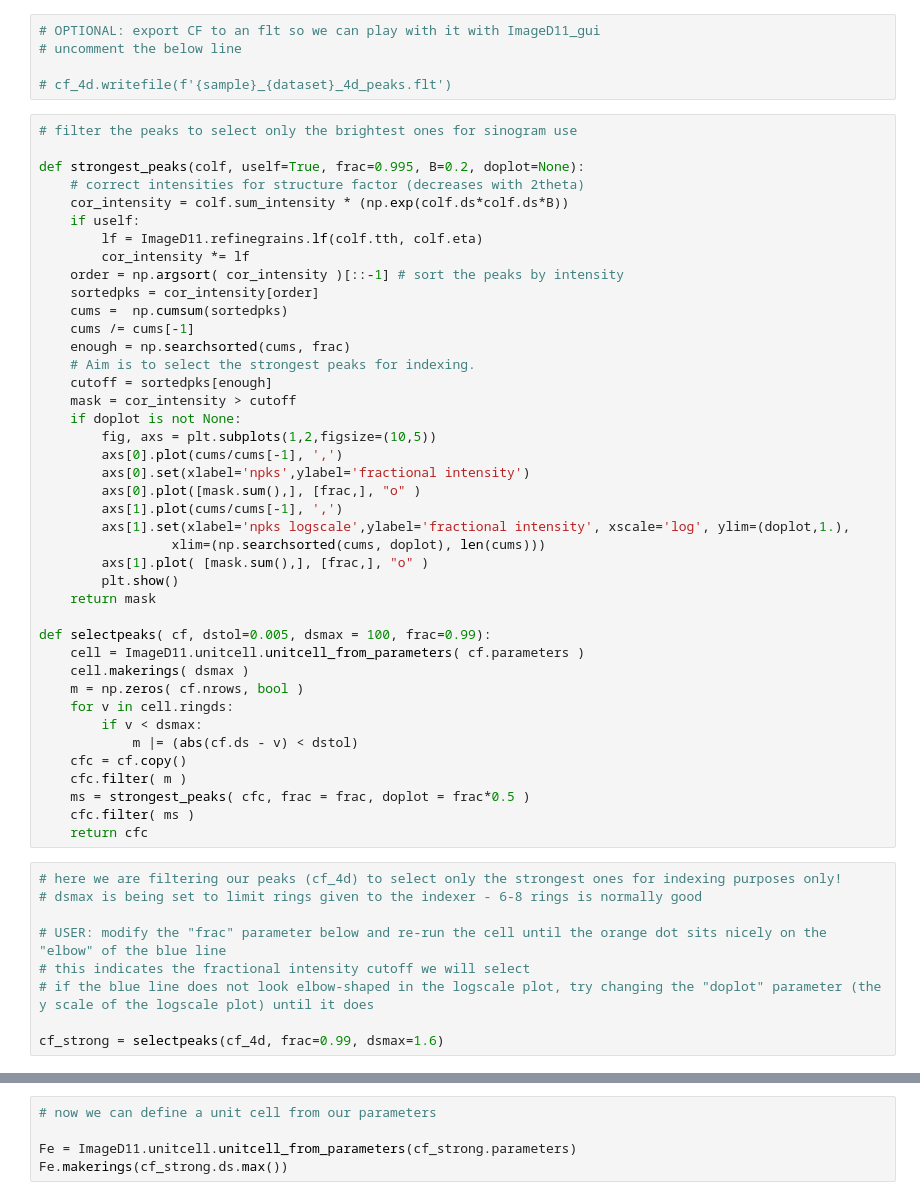
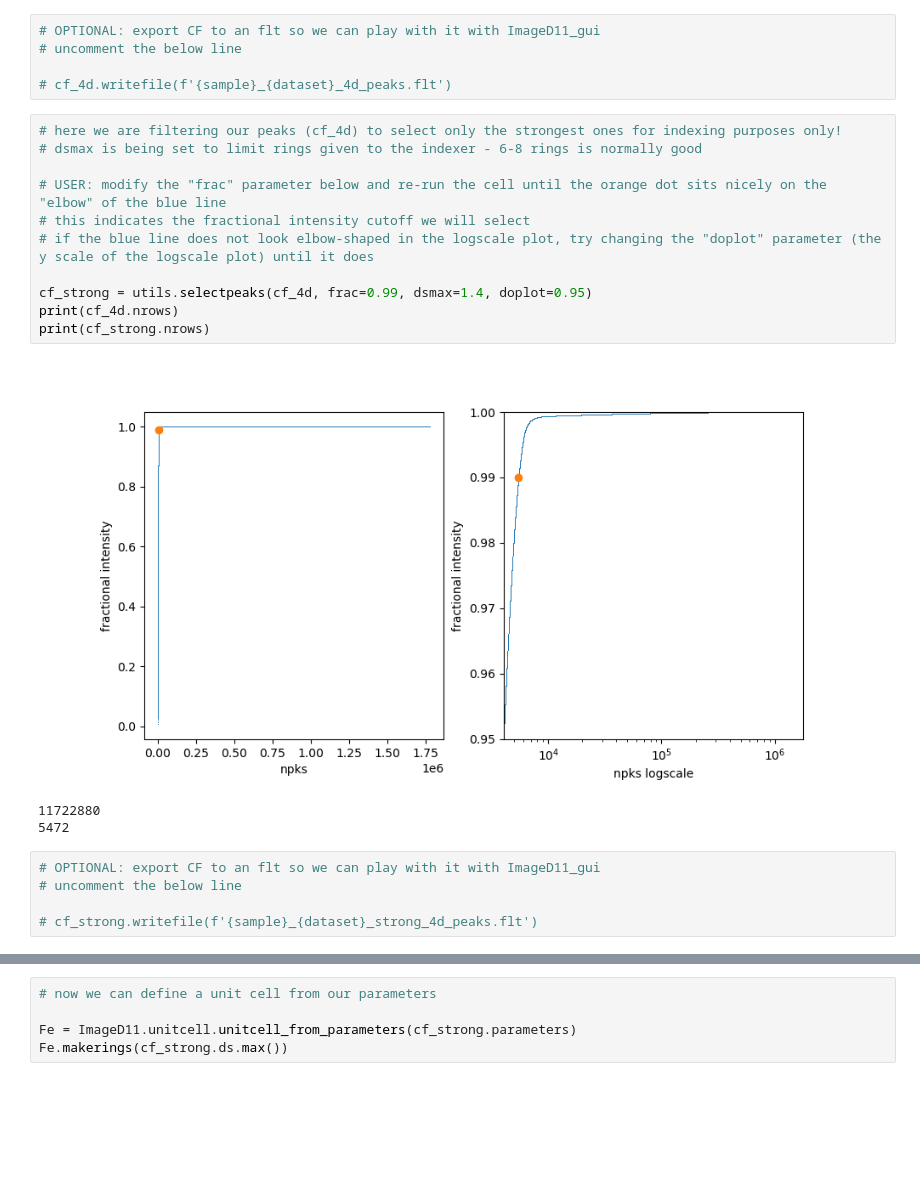
Before and after one commit to FABLE-3DXRD/ImageD11, a Jupyter notebook: ImageD11/nbGui/S3DXRD/1_S3DXRD_index_z_slice.ipynb, the cells around one changed output, grey strips where cells are left out. Saved outputs shown, nothing was run; the diff lists cells and outputs as text; blank space fills up the shorter version.

```diff
--- a/ImageD11/nbGui/S3DXRD/1_S3DXRD_index_z_slice.ipynb
+++ b/ImageD11/nbGui/S3DXRD/1_S3DXRD_index_z_slice.ipynb
@@ -143,56 +172,26 @@ plt.show()
 # uncomment the below line
 
 # cf_4d.writefile(f'{sample}_{dataset}_4d_peaks.flt')
-# %%
-# filter the peaks to select only the brightest ones for sinogram use
-
-def strongest_peaks(colf, uself=True, frac=0.995, B=0.2, doplot=None):
-    # correct intensities for structure factor (decreases with 2theta)
-    cor_intensity = colf.sum_intensity * (np.exp(colf.ds*colf.ds*B))
-    if uself:
-        lf = ImageD11.refinegrains.lf(colf.tth, colf.eta)
-        cor_intensity *= lf
-    order = np.argsort( cor_intensity )[::-1] # sort the peaks by intensity
-    sortedpks = cor_intensity[order]
-    cums =  np.cumsum(sortedpks)
-    cums /= cums[-1]
-    enough = np.searchsorted(cums, frac)
-    # Aim is to select the strongest peaks for indexing.
-    cutoff = sortedpks[enough]
-    mask = cor_intensity > cutoff
-    if doplot is not None:
-        fig, axs = plt.subplots(1,2,figsize=(10,5))
-        axs[0].plot(cums/cums[-1], ',')
-        axs[0].set(xlabel='npks',ylabel='fractional intensity')
-        axs[0].plot([mask.sum(),], [frac,], "o" )
-        axs[1].plot(cums/cums[-1], ',')
-        axs[1].set(xlabel='npks logscale',ylabel='fractional intensity', xscale='log', ylim=(doplot,1.),
-                 xlim=(np.searchsorted(cums, doplot), len(cums)))
-        axs[1].plot( [mask.sum(),], [frac,], "o" )
-        plt.show()
-    return mask
-
-def selectpeaks( cf, dstol=0.005, dsmax = 100, frac=0.99):
-    cell = ImageD11.unitcell.unitcell_from_parameters( cf.parameters )
-    cell.makerings( dsmax )
-    m = np.zeros( cf.nrows, bool )
-    for v in cell.ringds:
-        if v < dsmax:
-            m |= (abs(cf.ds - v) < dstol)
-    cfc = cf.copy()
-    cfc.filter( m )
-    ms = strongest_peaks( cfc, frac = frac, doplot = frac*0.5 )
-    cfc.filter( ms )
-    return cfc
 # %%
 # here we are filtering our peaks (cf_4d) to select only the strongest ones for indexing purposes only!
 # dsmax is being set to limit rings given to the indexer - 6-8 rings is normally good
 
 # USER: modify the "frac" parameter below and re-run the cell until the orange dot sits nicely on the "elbow" of the blue line
 # this indicates the fractional intensity cutoff we will select
 # if the blue line does not look elbow-shaped in the logscale plot, try changing the "doplot" parameter (the y scale of the logscale plot) until it does
 
-cf_strong = selectpeaks(cf_4d, frac=0.99, dsmax=1.6)
+cf_strong = utils.selectpeaks(cf_4d, frac=0.99, dsmax=1.4, doplot=0.95)
+print(cf_4d.nrows)
+print(cf_strong.nrows)
+# %% [output]
+[figure, added]
+11722880
+5472
+# %%
+# OPTIONAL: export CF to an flt so we can play with it with ImageD11_gui
+# uncomment the below line
+
+# cf_strong.writefile(f'{sample}_{dataset}_strong_4d_peaks.flt')
 # %%
 # now we can take a look at the intensities of the remaining peaks
 
```
Also changed, not shown: parts of 33 cells of this notebook, 8 other files.
